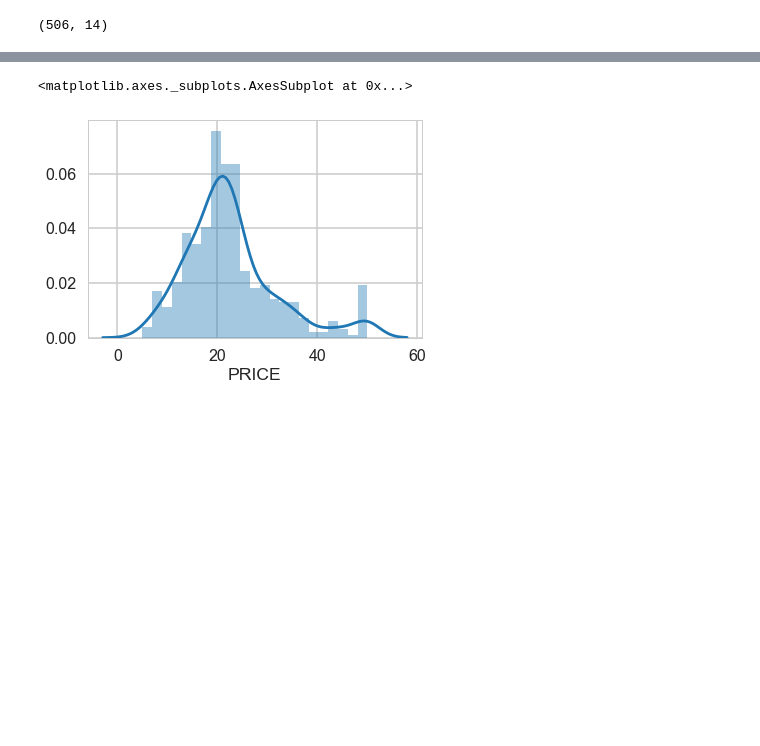
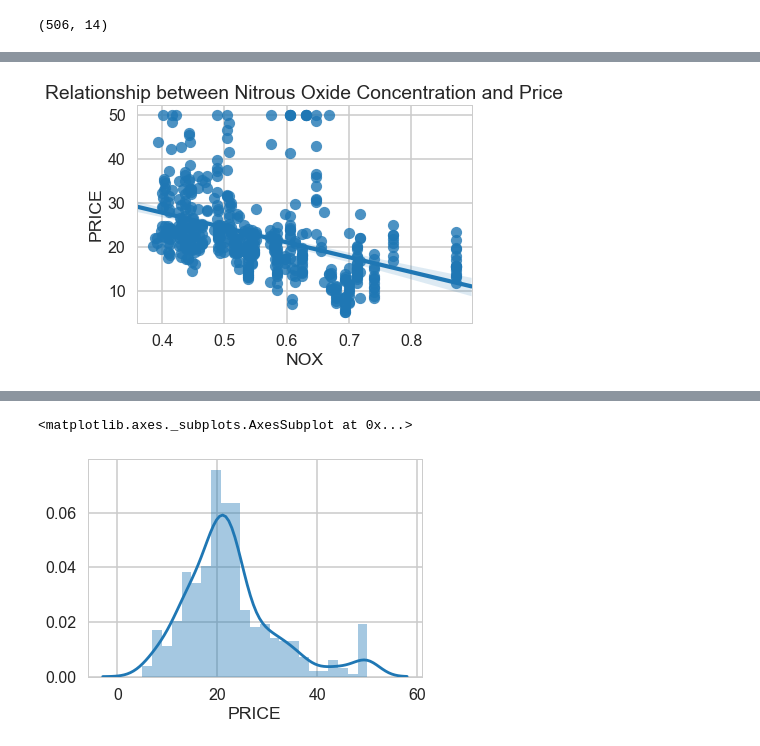
Before and after one commit to saheelahmed2/Boston-Housing-EDA, a Jupyter notebook: Boston Housing.ipynb, the cells around one changed output, grey strips where cells are left out. Drawn from its saved outputs; the diff is of its cells as text; code cells hidden in the pictures; blank space fills up the shorter version.

```diff
--- a/Boston Housing.ipynb
+++ b/Boston Housing.ipynb
@@ -72,0 +142,7 @@ boston_df.shape
+# %%
+# Between prices and Nitrous Oxide Concentration
+sns.regplot(y="PRICE",x="NOX", data=boston_df, fit_reg= True)
+plt.title("Relationship between Nitrous Oxide Concentration and Price")
+plt.show()
+# %% [output]
+[figure, added]
```
Also changed, not shown: parts of 26 cells of this notebook.
